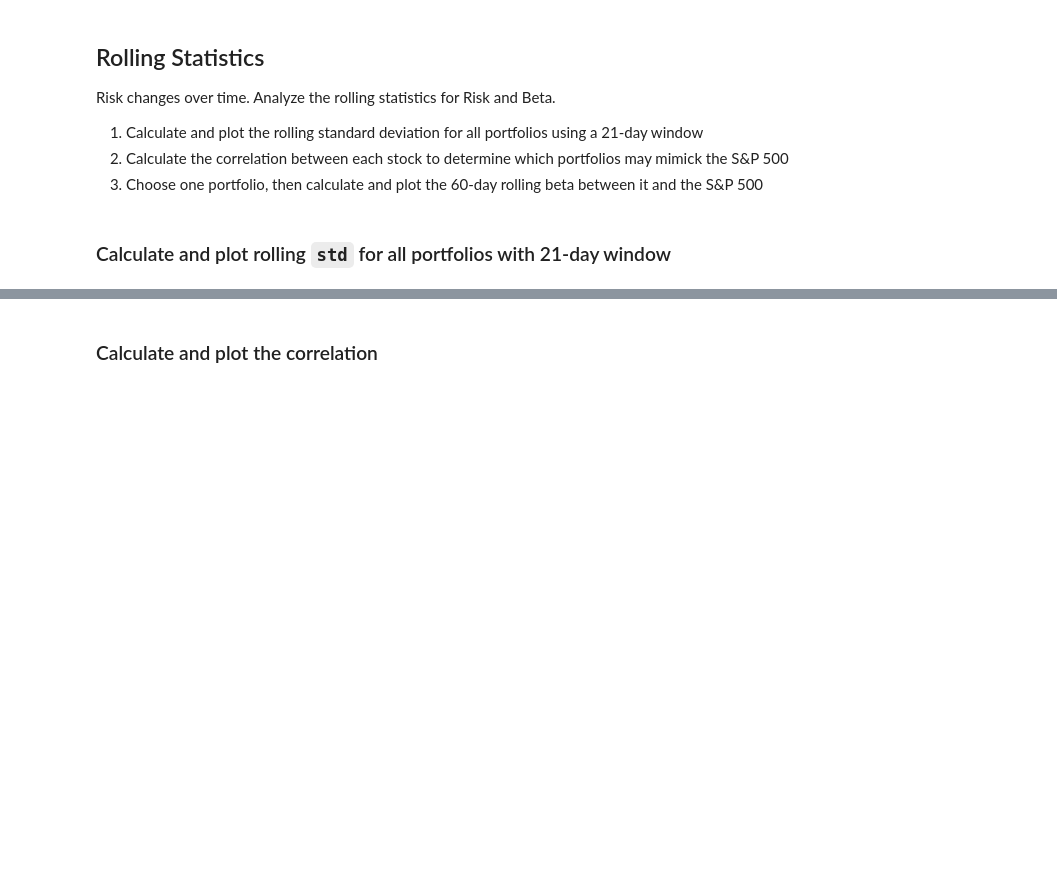
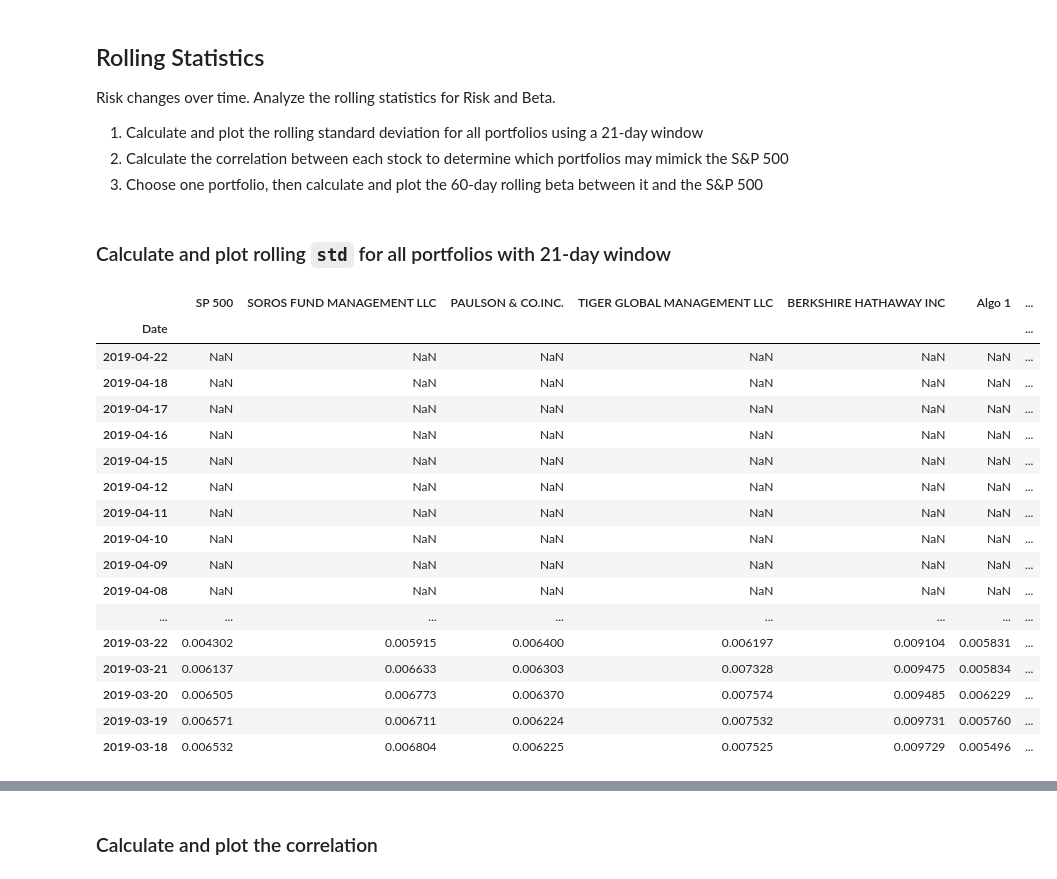
Before and after one commit to joeyh2/portfolio-analysis, a Jupyter notebook: whale_analysis.ipynb, the cells around one changed output, grey strips where cells are left out. Saved outputs shown, nothing was run; the diff lists cells and outputs as text; code cells hidden in the pictures; blank space fills up the shorter version.

```diff
--- a/whale_analysis.ipynb
+++ b/whale_analysis.ipynb
@@ -357,5 +357,23 @@ Risk changes over time. Analyze the rolling statistics for Risk and Beta.
 ### Calculate and plot rolling `std` for all portfolios with 21-day window
 # %%
 # Calculate the rolling standard deviation for all portfolios using a 21-day window
-
-# Plot the rolling standard deviation
+combined_returns.rolling(window=21).std().head(25)
+# %% [output]
+|  | SP 500 | SOROS FUND MANAGEMENT LLC | PAULSON & CO.INC. | TIGER GLOBAL MANAGEMENT LLC | BERKSHIRE HATHAWAY INC | Algo 1 | ... |
+| Date |  |  |  |  |  |  | ... |
+| 2019-04-22 | NaN | NaN | NaN | NaN | NaN | NaN | ... |
+| 2019-04-18 | NaN | NaN | NaN | NaN | NaN | NaN | ... |
+| 2019-04-17 | NaN | NaN | NaN | NaN | NaN | NaN | ... |
+| 2019-04-16 | NaN | NaN | NaN | NaN | NaN | NaN | ... |
+| 2019-04-15 | NaN | NaN | NaN | NaN | NaN | NaN | ... |
+| 2019-04-12 | NaN | NaN | NaN | NaN | NaN | NaN | ... |
+| 2019-04-11 | NaN | NaN | NaN | NaN | NaN | NaN | ... |
+| 2019-04-10 | NaN | NaN | NaN | NaN | NaN | NaN | ... |
+| 2019-04-09 | NaN | NaN | NaN | NaN | NaN | NaN | ... |
+| 2019-04-08 | NaN | NaN | NaN | NaN | NaN | NaN | ... |
+| ... | ... | ... | ... | ... | ... | ... | ... |
+| 2019-03-22 | 0.004302 | 0.005915 | 0.006400 | 0.006197 | 0.009104 | 0.005831 | ... |
+| 2019-03-21 | 0.006137 | 0.006633 | 0.006303 | 0.007328 | 0.009475 | 0.005834 | ... |
+| 2019-03-20 | 0.006505 | 0.006773 | 0.006370 | 0.007574 | 0.009485 | 0.006229 | ... |
+| 2019-03-19 | 0.006571 | 0.006711 | 0.006224 | 0.007532 | 0.009731 | 0.005760 | ... |
+| 2019-03-18 | 0.006532 | 0.006804 | 0.006225 | 0.007525 | 0.009729 | 0.005496 | ... |
```
Also changed, not shown: parts of 3 cells of this notebook.
